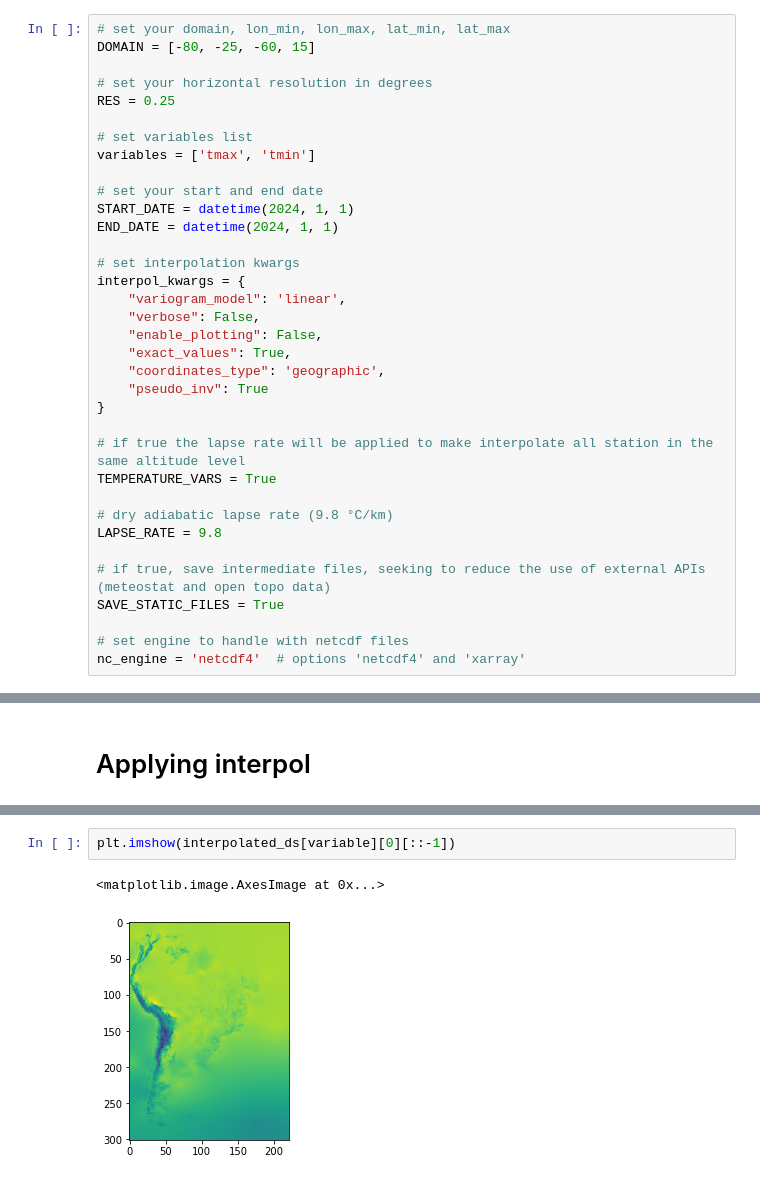
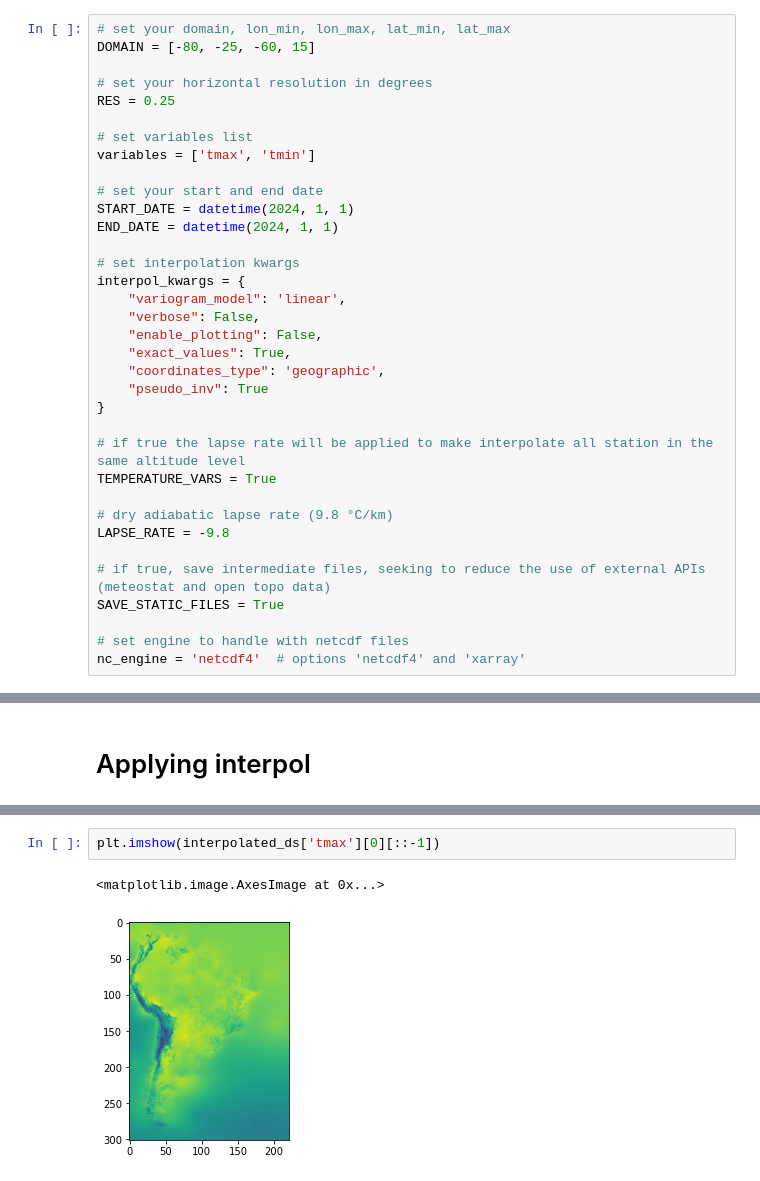
Before and after one commit to vhmarrafon/interpolation_tutorials, a Jupyter notebook: pykrige.ipynb, the cells around one changed output, grey strips where cells are left out. Saved outputs shown, nothing was run; the diff lists cells and outputs as text.

```diff
--- a/pykrige.ipynb
+++ b/pykrige.ipynb
@@ -48,7 +48,7 @@ interpol_kwargs = {
 TEMPERATURE_VARS = True
 
 # dry adiabatic lapse rate (9.8 °C/km)
-LAPSE_RATE = 9.8
+LAPSE_RATE = -9.8
 
 # if true, save intermediate files, seeking to reduce the use of external APIs (meteostat and open topo data)
 SAVE_STATIC_FILES = True
@@ -247,5 +285,5 @@ for variable in VARIABLES:
 # %%
-plt.imshow(interpolated_ds[variable][0][::-1])
+plt.imshow(interpolated_ds['tmax'][0][::-1])
 # %% [output]
 <matplotlib.image.AxesImage at 0x...>
-[figure, old version]
+[figure, new version]
```
Also changed, not shown: parts of 14 cells of this notebook, 2 other files.
